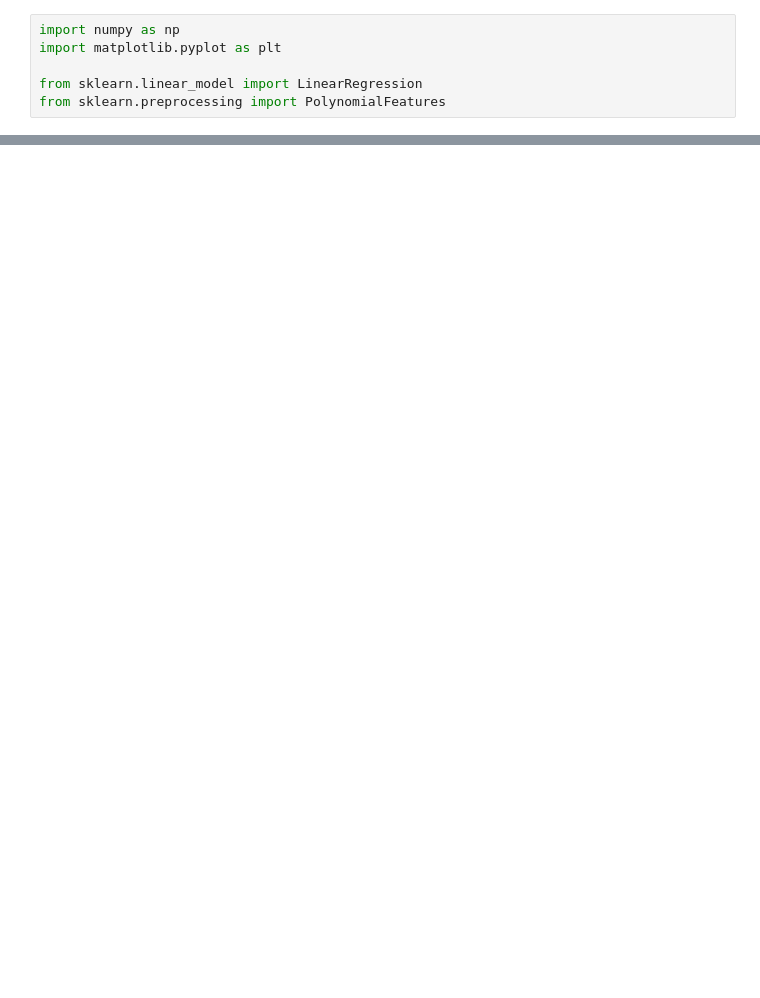
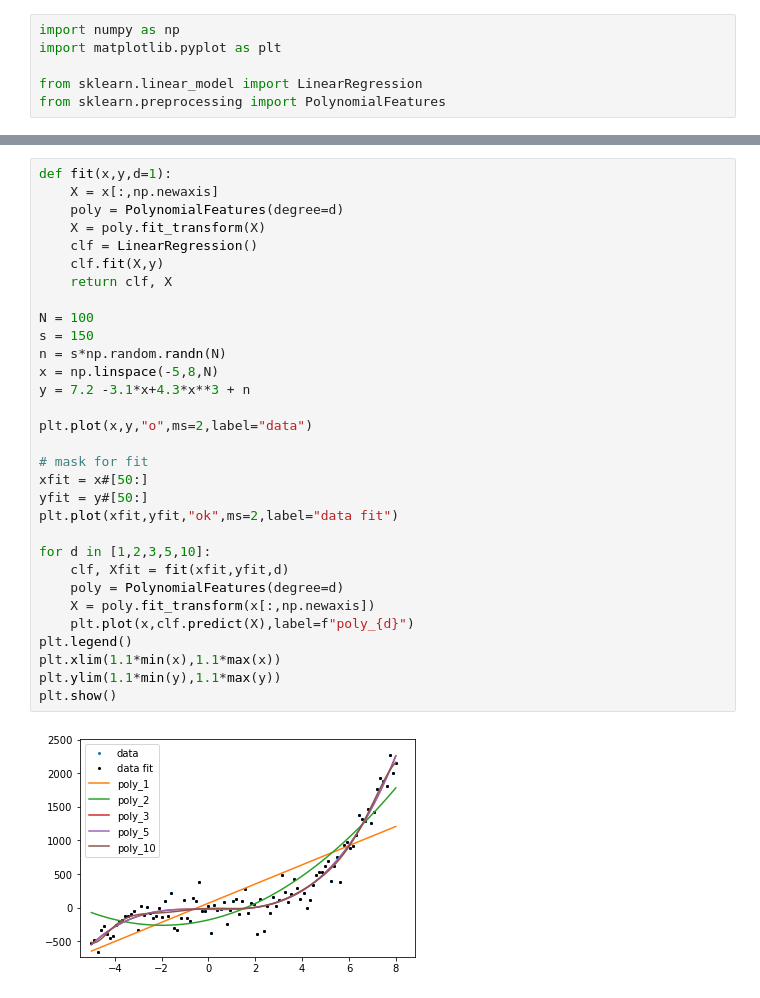
Before and after one commit to rifu4/machine-learning, a Jupyter notebook: polynomial_fitting.ipynb, the cells around one changed output, grey strips where cells are left out. Cells and saved outputs as stored; diff of their text form; blank space fills up the shorter version.

Commit message:
polynomial fitting

```diff
--- a/polynomial_fitting.ipynb
+++ b/polynomial_fitting.ipynb
@@ -40,0 +41,33 @@ plt.show()
+# %%
+def fit(x,y,d=1):
+    X = x[:,np.newaxis]
+    poly = PolynomialFeatures(degree=d)
+    X = poly.fit_transform(X)
+    clf = LinearRegression()
+    clf.fit(X,y)
+    return clf, X
+
+N = 100
+s = 150
+n = s*np.random.randn(N)
+x = np.linspace(-5,8,N)
+y = 7.2 -3.1*x+4.3*x**3 + n
+
+plt.plot(x,y,"o",ms=2,label="data")
+
+# mask for fit
+xfit = x#[50:]
+yfit = y#[50:]
+plt.plot(xfit,yfit,"ok",ms=2,label="data fit")
+
+for d in [1,2,3,5,10]:
+    clf, Xfit = fit(xfit,yfit,d)
+    poly = PolynomialFeatures(degree=d)
+    X = poly.fit_transform(x[:,np.newaxis])
+    plt.plot(x,clf.predict(X),label=f"poly_{d}")
+plt.legend()
+plt.xlim(1.1*min(x),1.1*max(x))
+plt.ylim(1.1*min(y),1.1*max(y))
+plt.show()
+# %% [output]
+[figure, added]
```
Also changed, not shown: parts of 1 cell of this notebook.
